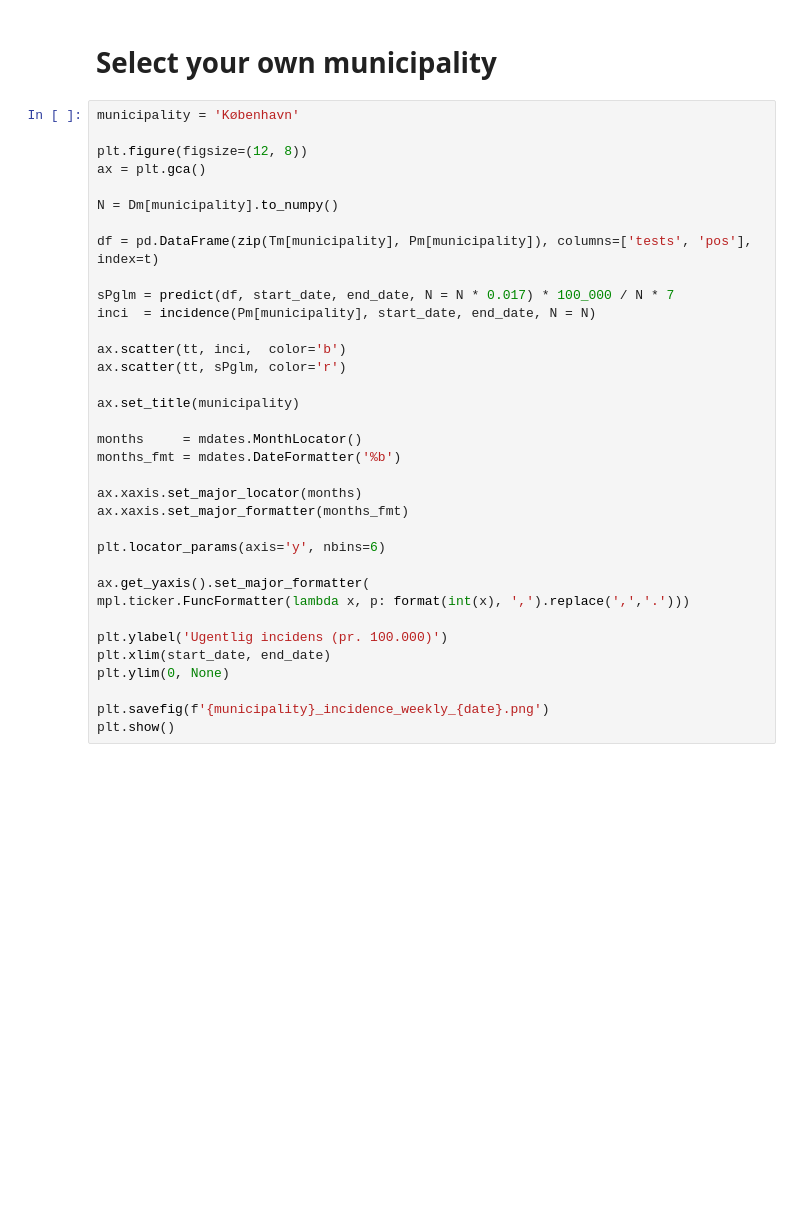
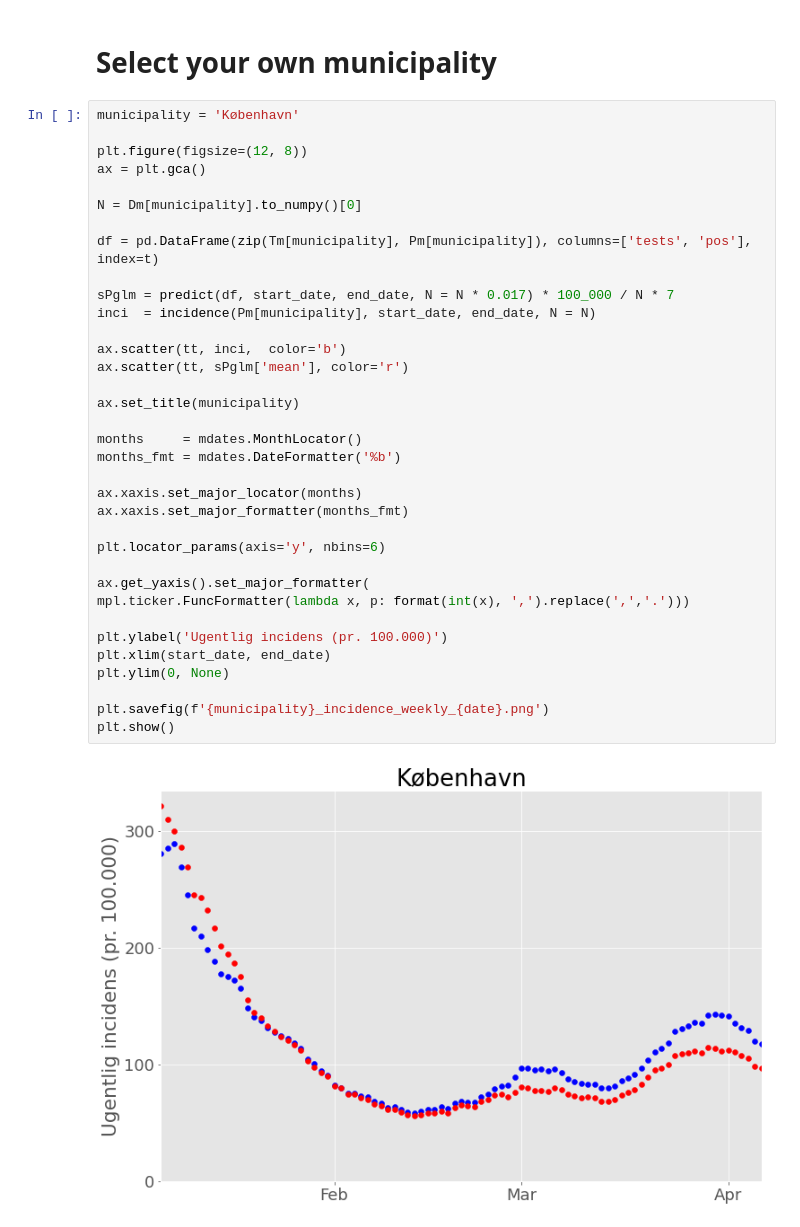
Before and after one commit to RasmusSkytte/IncidenceModel, a Jupyter notebook: Incidens.ipynb, the cells around one changed output. Saved outputs shown, nothing was run; the diff lists cells and outputs as text; blank space fills up the shorter version.

```diff
--- a/Incidens.ipynb
+++ b/Incidens.ipynb
@@ -329,32 +384,34 @@ municipality = 'København'
 plt.figure(figsize=(12, 8))
 ax = plt.gca()
 
-N = Dm[municipality].to_numpy()
+N = Dm[municipality].to_numpy()[0]
 
 df = pd.DataFrame(zip(Tm[municipality], Pm[municipality]), columns=['tests', 'pos'], index=t)
 
 sPglm = predict(df, start_date, end_date, N = N * 0.017) * 100_000 / N * 7
 inci  = incidence(Pm[municipality], start_date, end_date, N = N)
 
 ax.scatter(tt, inci,  color='b')
-ax.scatter(tt, sPglm, color='r')
+ax.scatter(tt, sPglm['mean'], color='r')
 
 ax.set_title(municipality)
 
 months     = mdates.MonthLocator()
 months_fmt = mdates.DateFormatter('%b')
 
 ax.xaxis.set_major_locator(months)
 ax.xaxis.set_major_formatter(months_fmt)
 
 plt.locator_params(axis='y', nbins=6)
 
 ax.get_yaxis().set_major_formatter(
 mpl.ticker.FuncFormatter(lambda x, p: format(int(x), ',').replace(',','.')))
 
 plt.ylabel('Ugentlig incidens (pr. 100.000)')
 plt.xlim(start_date, end_date)
 plt.ylim(0, None)
 
 plt.savefig(f'{municipality}_incidence_weekly_{date}.png')
 plt.show()
+# %% [output]
+[figure, added]
```
Also changed, not shown: parts of 8 cells of this notebook.
